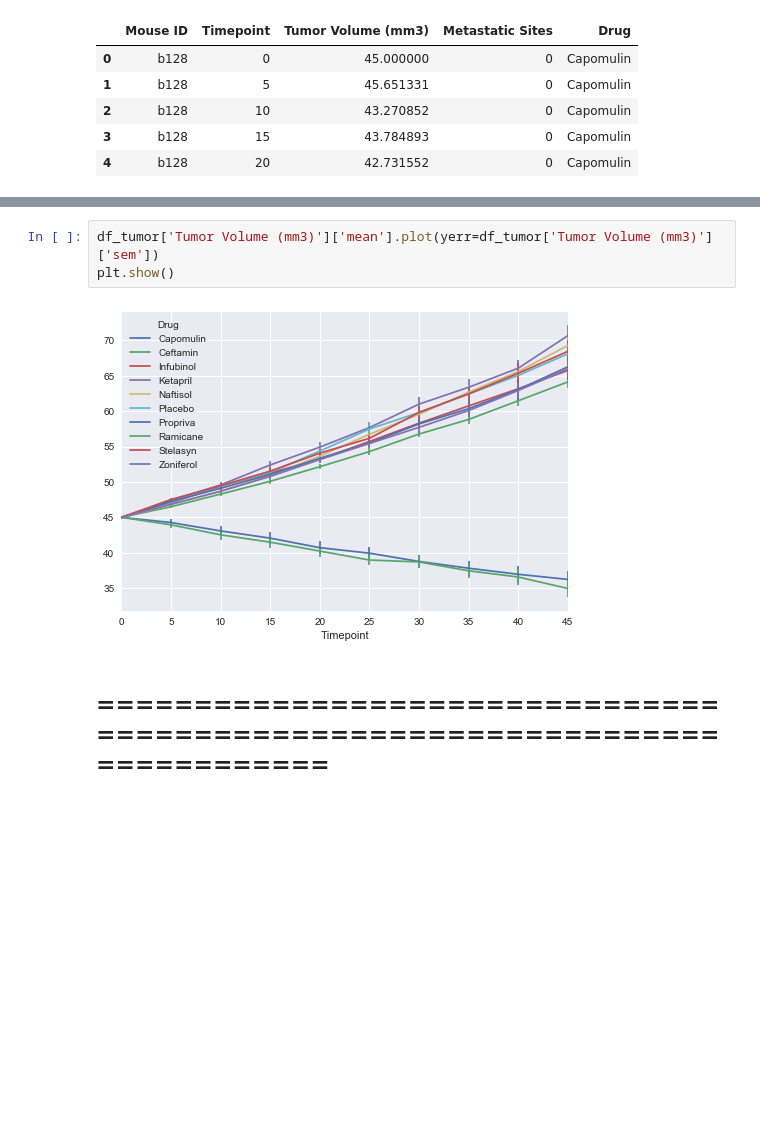
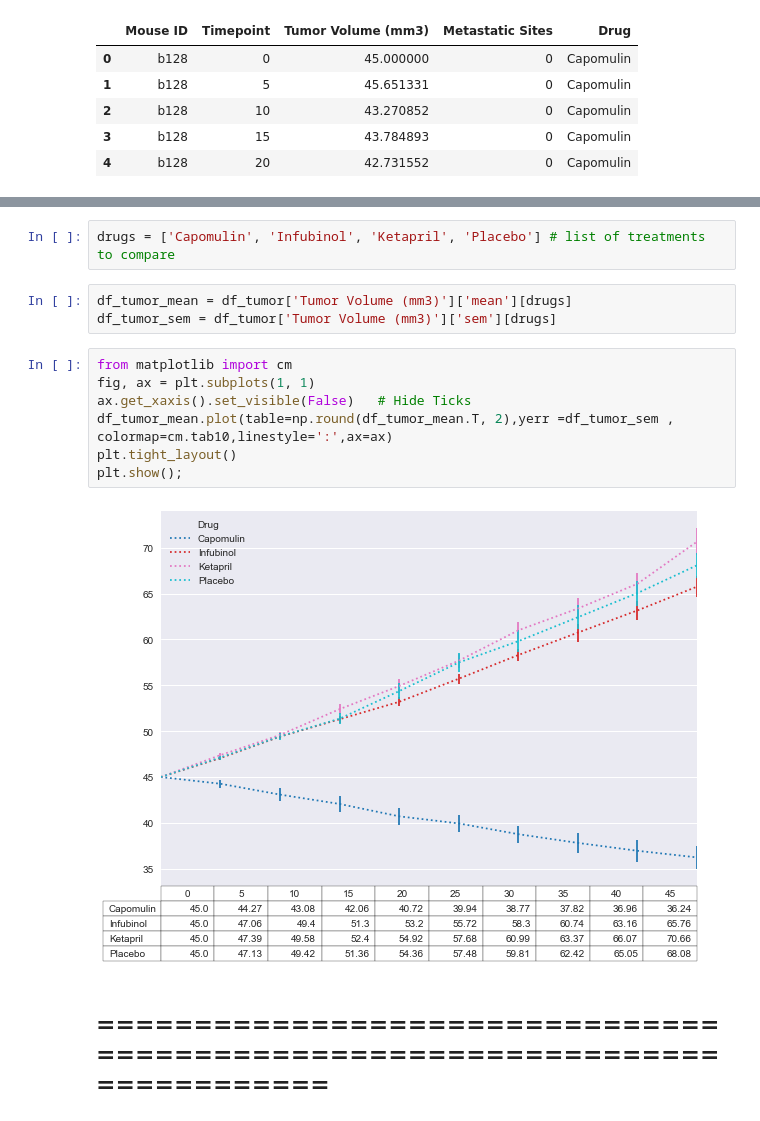
Before and after one commit to asela1982/utdatanalytics-wk5-hw-matplotlib, a Jupyter notebook: Pymaceuticals/Pymaceuticals.ipynb, the cells around one changed output, grey strips where cells are left out. Drawn from its saved outputs; the diff is of its cells as text; blank space fills up the shorter version.

```diff
--- a/Pymaceuticals/Pymaceuticals.ipynb
+++ b/Pymaceuticals/Pymaceuticals.ipynb
@@ -140,11 +140,20 @@ df_tumor
 | 35 | 37.816839 | 58.827548 | 60.742461 | 63.371686 | 62.685087 | 62.420615 | 60.350199 | 37.451996 | 62.440699 | ... |
 | 40 | 36.958001 | 61.467895 | 63.162824 | 66.068580 | 65.600754 | 65.052675 | 63.045537 | 36.574081 | 65.356386 | ... |
 | 45 | 36.236114 | 64.132421 | 65.755562 | 70.662958 | 69.265506 | 68.084082 | 66.258529 | 34.955595 | 68.438310 | ... |
+# %%
+drugs = ['Capomulin', 'Infubinol', 'Ketapril', 'Placebo'] # list of treatments to compare
 # %%
-df_tumor['Tumor Volume (mm3)']['mean'].plot(yerr=df_tumor['Tumor Volume (mm3)']['sem'])
-plt.show()
+df_tumor_mean = df_tumor['Tumor Volume (mm3)']['mean'][drugs]
+df_tumor_sem = df_tumor['Tumor Volume (mm3)']['sem'][drugs]
-# %% [output]
-[figure, removed]
+# %%
+from matplotlib import cm
+fig, ax = plt.subplots(1, 1)
+ax.get_xaxis().set_visible(False)   # Hide Ticks
+df_tumor_mean.plot(table=np.round(df_tumor_mean.T, 2),yerr =df_tumor_sem , colormap=cm.tab10,linestyle=':',ax=ax)
+plt.tight_layout()
+plt.show();
+# %% [output]
+[figure, added]
 # %% [markdown]
 ## ============================================================================
 # %% [markdown]
```
Also changed, not shown: parts of 11 cells of this notebook.
